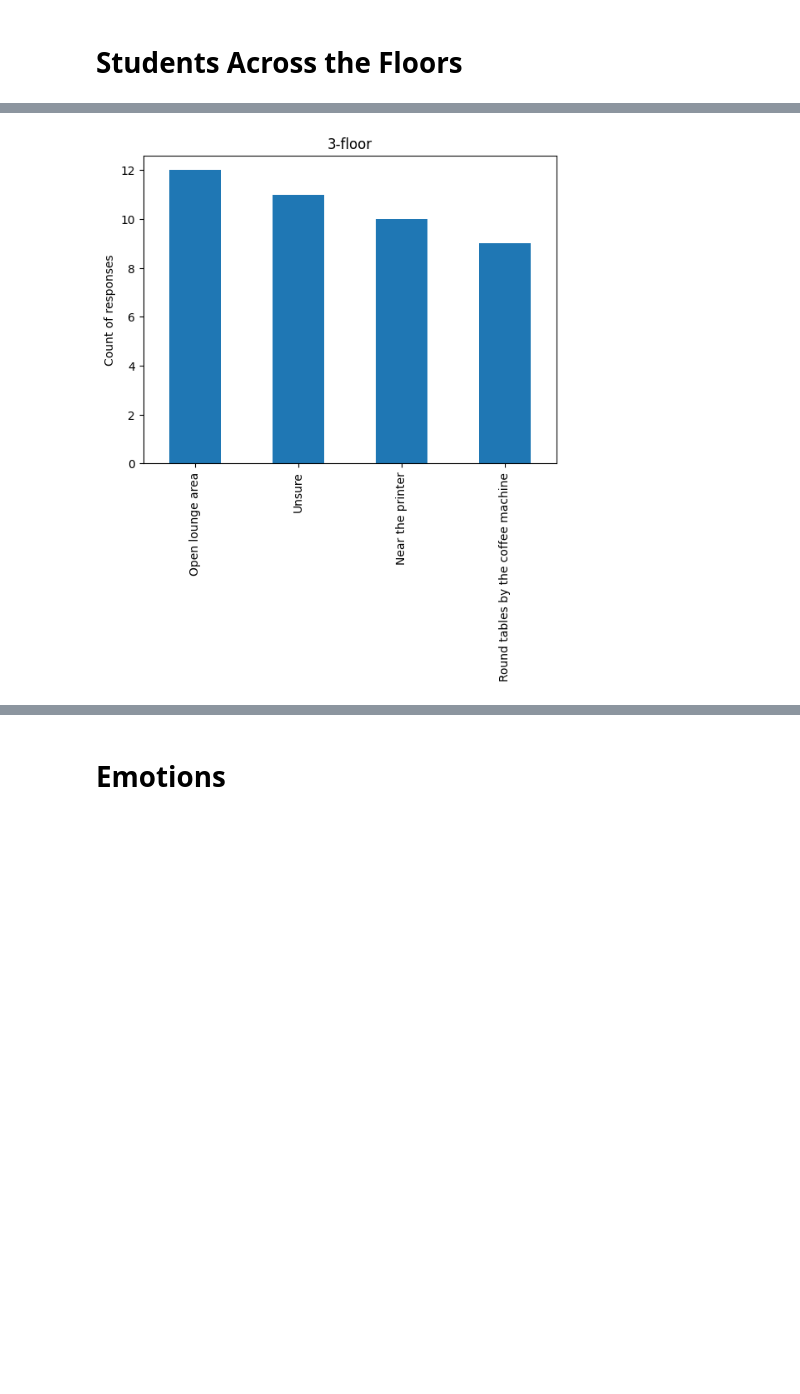
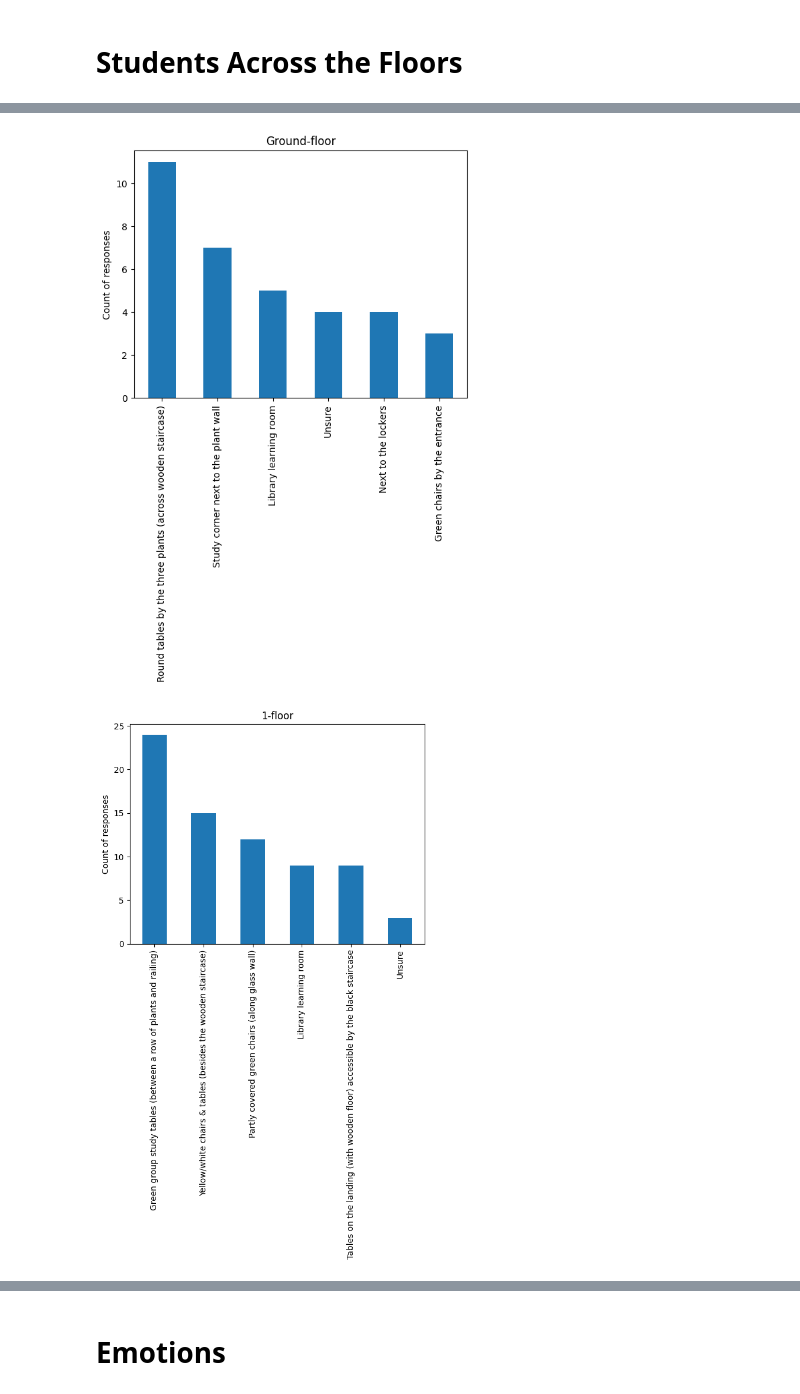
Before and after one commit to shrutirao94/language-comfort-emotions, a Jupyter notebook: analysis.ipynb, the cells around one changed output, grey strips where cells are left out. Saved outputs shown, nothing was run; the diff lists cells and outputs as text; code cells hidden in the pictures; blank space fills up the shorter version.

```diff
--- a/analysis.ipynb
+++ b/analysis.ipynb
@@ -78,18 +89,20 @@ df[df['floor'] == '6th Floor']
 # %%
 def plot_responses_rooms(floor):
     # ax = plt.subplot(2, 2, n + 1)
-    df[floor].value_counts().plot.bar()
+    p = df[floor].value_counts().plot.bar()
+    # ax.bar_label(p, label_type='edge')
     plt.ylabel("Count of responses")
     plt.title(floor.capitalize())
 
 # plt.figure(figsize=(15, 12))
 # plt.subplots_adjust(hspace=3)
 floors = ['ground-floor', '1-floor', '2-floor', '3-floor']
 
 for floor in floors:
+    fig, ax = plt.subplots()
     plot_responses_rooms(floor)
-
-plt.savefig('plots/spaces-per-floor.jpg',
+    plt.savefig('plots/' + floor + '.jpg',
             dpi=300, bbox_inches='tight')
 # %% [output]
-[figure, old version]
+[figure, new version]
+[figure, added]
```
Also changed, not shown: parts of 30 cells of this notebook, 1 other file.
